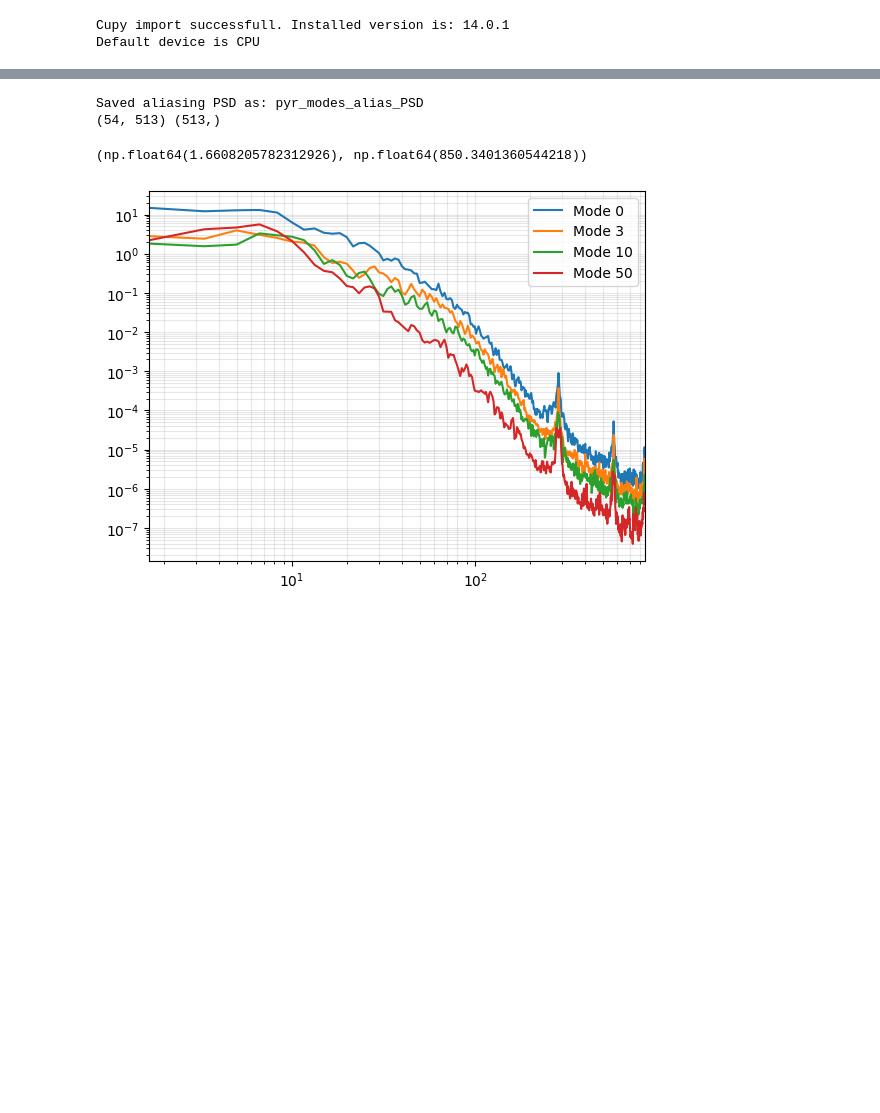
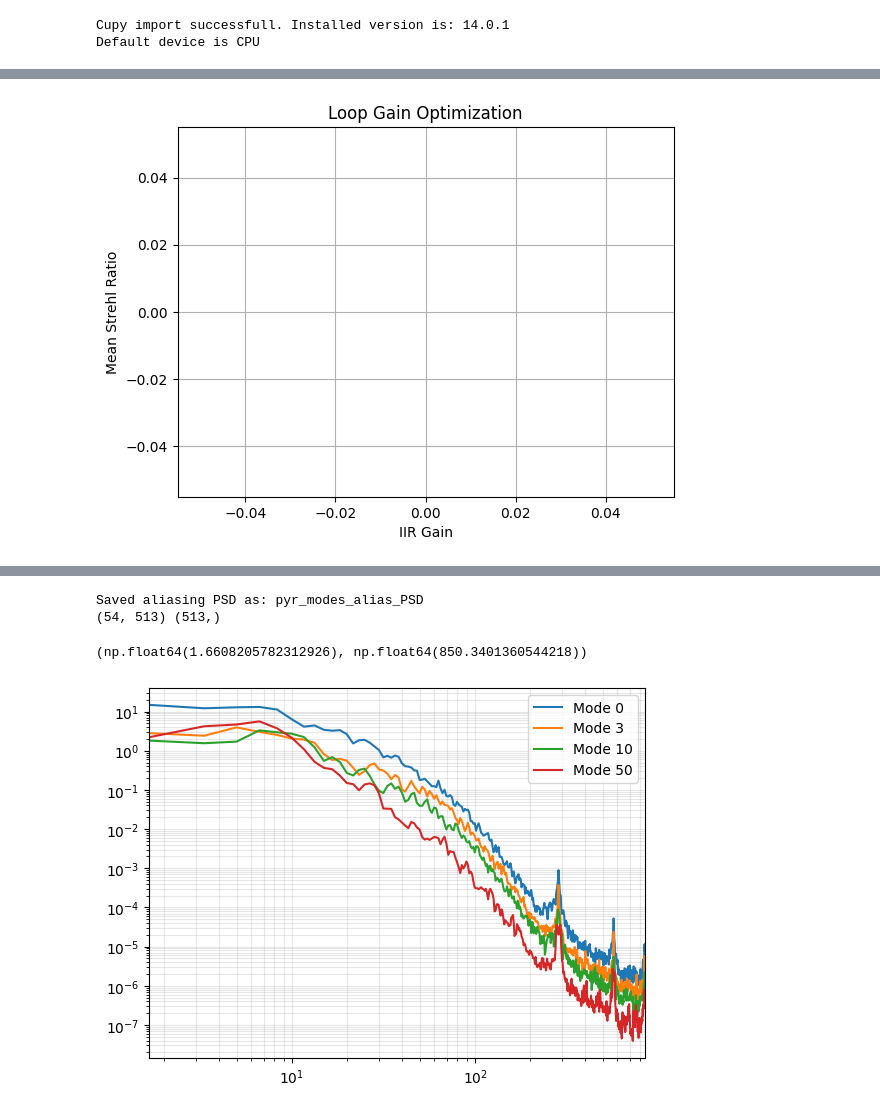
Before and after one commit to ArcetriAdaptiveOptics/SPECULA, a Jupyter notebook: config/ErrorBudget/debug_error_budget.ipynb, the cells around one changed output, grey strips where cells are left out. Drawn from its saved outputs; the diff is of its cells as text; code cells hidden in the pictures; blank space fills up the shorter version.

```diff
--- a/config/ErrorBudget/debug_error_budget.ipynb
+++ b/config/ErrorBudget/debug_error_budget.ipynb
@@ -14,3 +37,9 @@ Default device is CPU
+# %%
+from specula.mmlib.plot_gain_opt import plot_gain_optimization
+
+plot_gain_optimization(root_dir='/raid1/mmenessini/results/XAO')
+# %% [output]
+[figure, added]
 # %%
 pyr_mask = get_pupil_mask(npix=120,filepath=os.path.join(root_dir,'pupils/pyr_pupdata_40x40.fits'))
 
```
Also changed, not shown: parts of 2 cells of this notebook, 10 other files.
